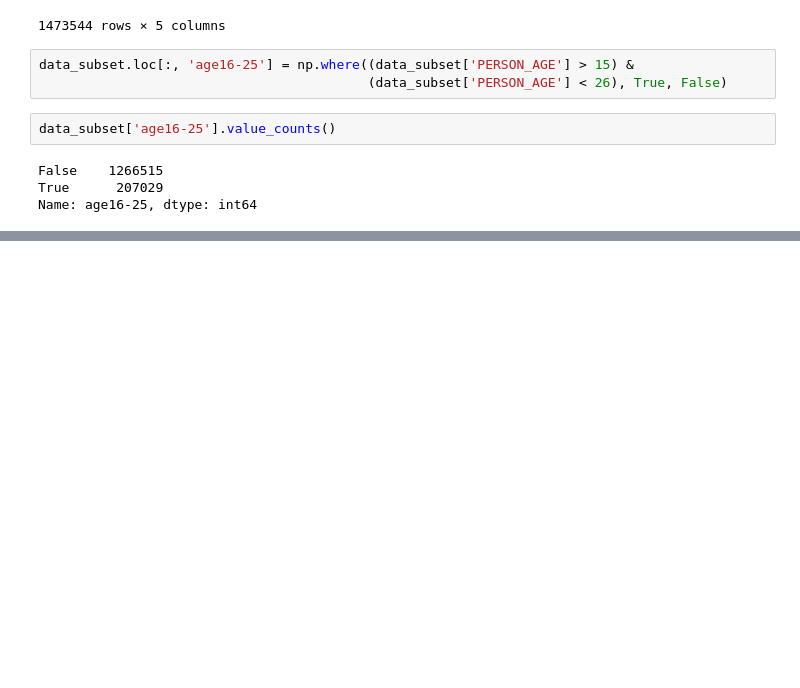
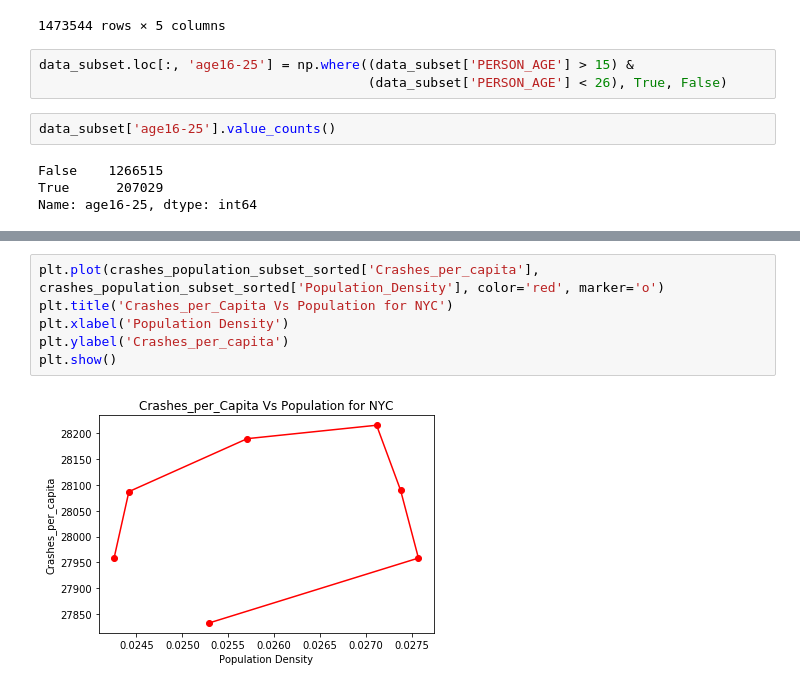
Before and after one commit to SanhitaD207/2020Fall_projects, a Jupyter notebook: NYCMotorVehicleCollisions.ipynb, the cells around one changed output, grey strips where cells are left out. Saved outputs shown, nothing was run; the diff lists cells and outputs as text; blank space fills up the shorter version.

```diff
--- a/NYCMotorVehicleCollisions.ipynb
+++ b/NYCMotorVehicleCollisions.ipynb
@@ -242,0 +374,8 @@ Name: age16-25, dtype: int64
+# %%
+plt.plot(crashes_population_subset_sorted['Crashes_per_capita'], crashes_population_subset_sorted['Population_Density'], color='red', marker='o')
+plt.title('Crashes_per_Capita Vs Population for NYC')
+plt.xlabel('Population Density')
+plt.ylabel('Crashes_per_capita')
+plt.show()
+# %% [output]
+[figure, added]
```
Also changed, not shown: parts of 24 cells of this notebook.
